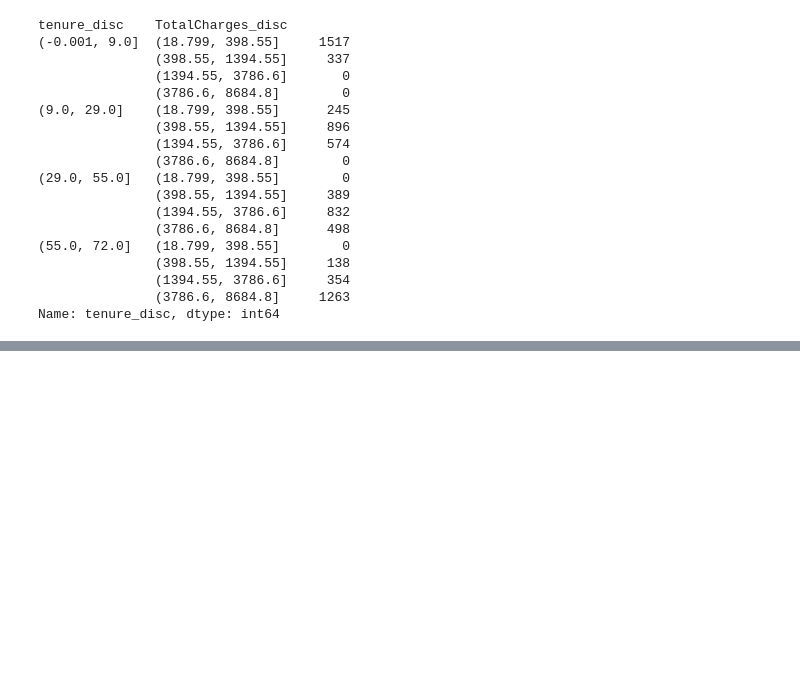
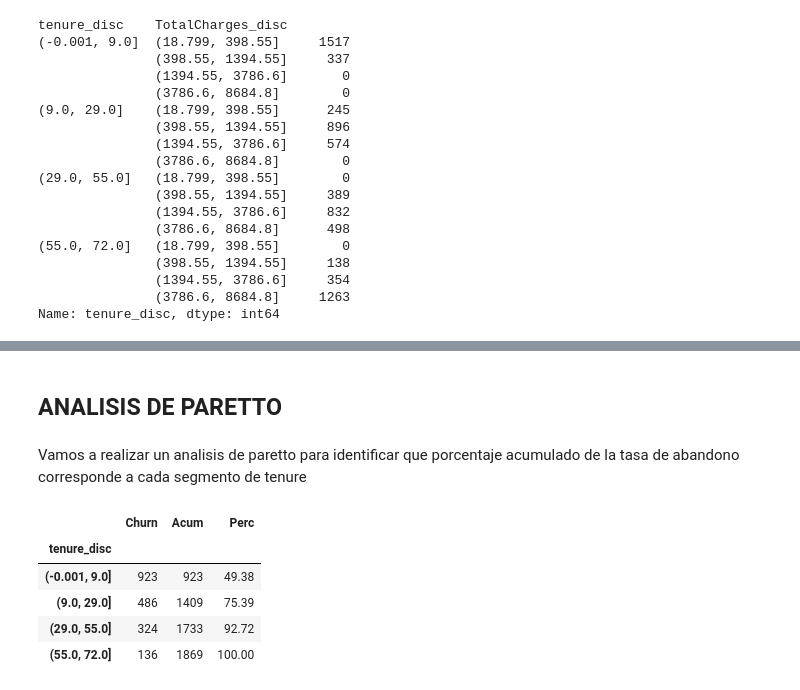
Before and after one commit to proserix/proyecto-telco-main, a Jupyter notebook: Notebook.ipynb, the cells around one changed output, grey strips where cells are left out. Cells and saved outputs as stored; diff of their text form; code cells hidden in the pictures; blank space fills up the shorter version.

```diff
--- a/Notebook.ipynb
+++ b/Notebook.ipynb
@@ -402,0 +417,16 @@ Nuevas Conclusiones:
+# %% [markdown]
+## ANALISIS DE PARETTO
+# %% [markdown]
+Vamos a realizar un analisis de paretto para identificar que porcentaje acumulado de la tasa de abandono corresponde a cada segmento de tenure
+# %%
+paretto=dft[dft["Churn"]==1].groupby("tenure_disc")[["Churn"]].agg("count")
+paretto["Acum"]=paretto["Churn"].cumsum()
+paretto["Perc"]=np.round(100*paretto["Acum"]/dft.loc[dft["Churn"]==1].shape[0],2)
+paretto
+# %% [output]
+|  | Churn | Acum | Perc |
+| tenure_disc |  |  |  |
+| (-0.001, 9.0] | 923 | 923 | 49.38 |
+| (9.0, 29.0] | 486 | 1409 | 75.39 |
+| (29.0, 55.0] | 324 | 1733 | 92.72 |
+| (55.0, 72.0] | 136 | 1869 | 100.00 |
```
Also changed, not shown: parts of 20 cells of this notebook.
